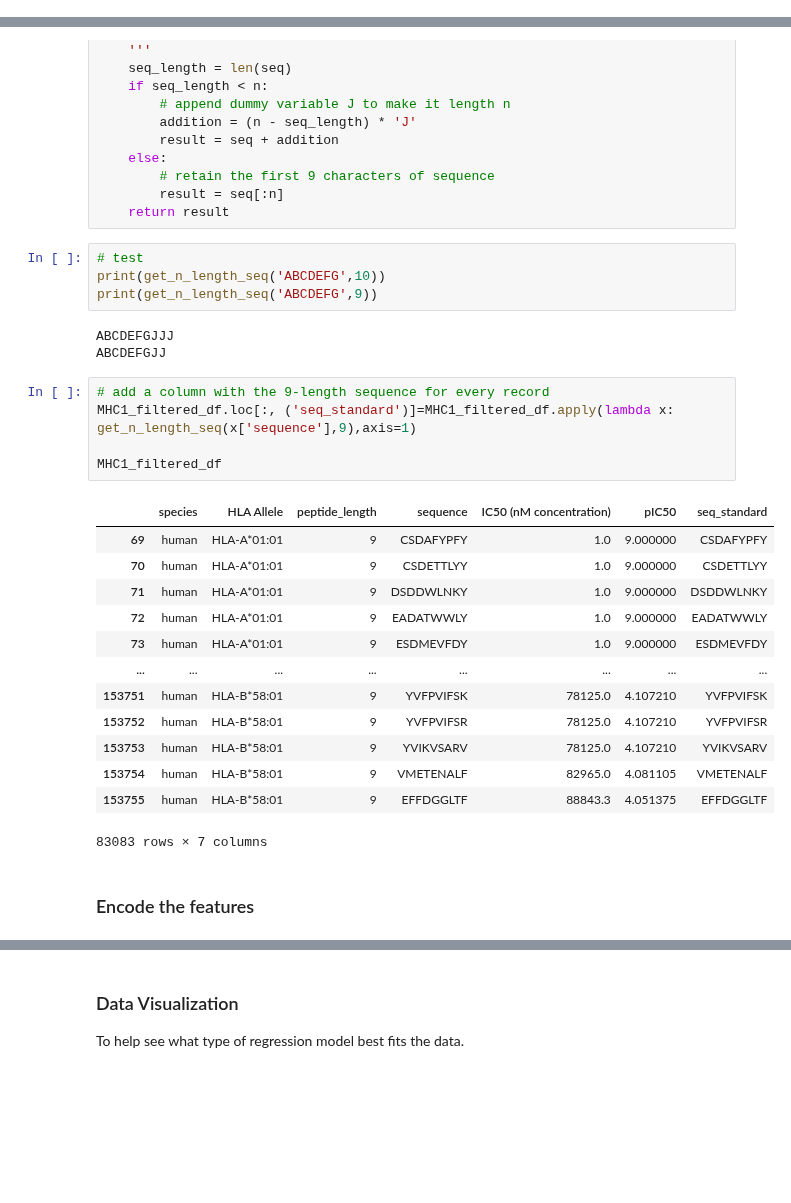
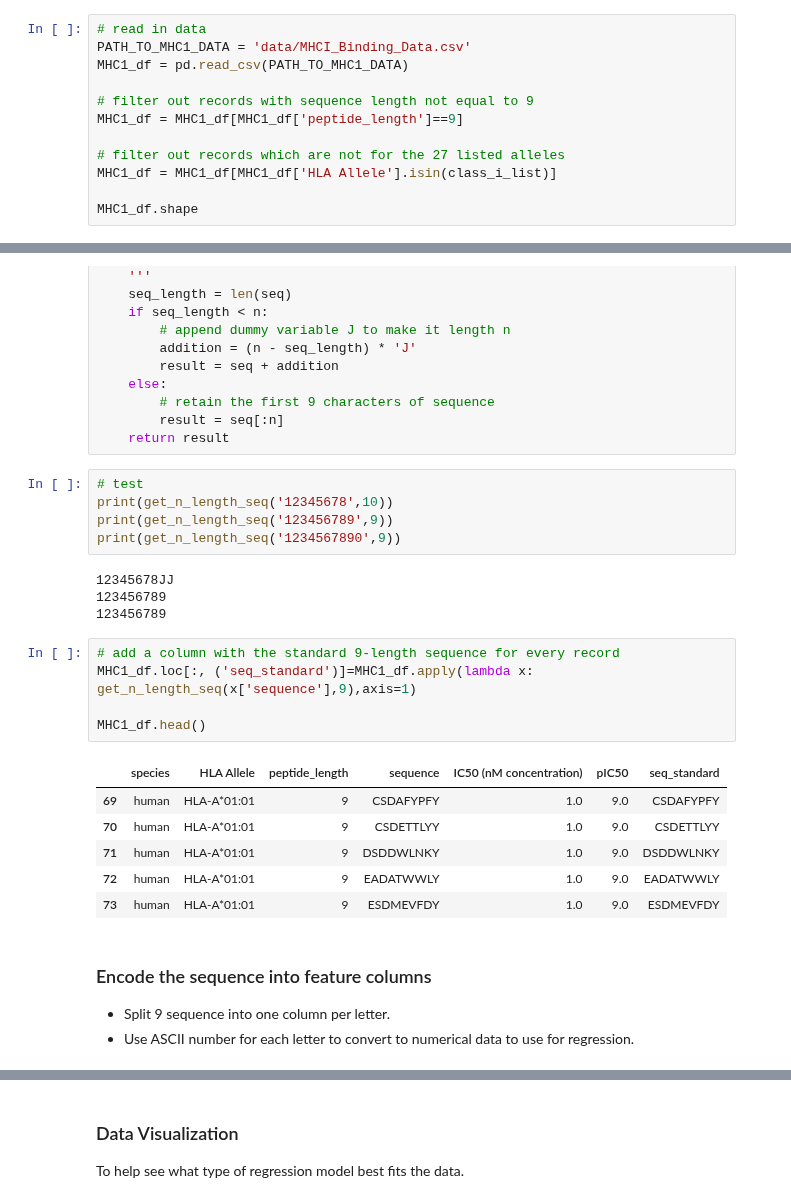
Before and after one commit to ryanquinnnelson/CMU-02718-HW5, a Jupyter notebook: 02_518_02_718_HW_5_ryann.ipynb, the cells around one changed output, grey strips where cells are left out. Drawn from its saved outputs; the diff is of its cells as text; blank space fills up the shorter version.

```diff
--- a/02_518_02_718_HW_5_ryann.ipynb
+++ b/02_518_02_718_HW_5_ryann.ipynb
@@ -88,0 +139,12 @@ Name: peptide_length, dtype: int64
+# %%
+# read in data
+PATH_TO_MHC1_DATA = 'data/MHCI_Binding_Data.csv'
+MHC1_df = pd.read_csv(PATH_TO_MHC1_DATA)
+
+# filter out records with sequence length not equal to 9
+MHC1_df = MHC1_df[MHC1_df['peptide_length']==9]
+
+# filter out records which are not for the 27 listed alleles
+MHC1_df = MHC1_df[MHC1_df['HLA Allele'].isin(class_i_list)]
+
+MHC1_df.shape
@@ -114,30 +177,27 @@ def get_n_length_seq(seq,n):
     return result
 # %%
 # test
-print(get_n_length_seq('ABCDEFG',10))
-print(get_n_length_seq('ABCDEFG',9))
+print(get_n_length_seq('12345678',10))
+print(get_n_length_seq('123456789',9))
+print(get_n_length_seq('1234567890',9))
 # %% [output]
-ABCDEFGJJJ
-ABCDEFGJJ
+12345678JJ
+123456789
+123456789
 # %%
-# add a column with the 9-length sequence for every record
-MHC1_filtered_df.loc[:, ('seq_standard')]=MHC1_filtered_df.apply(lambda x: get_n_length_seq(x['sequence'],9),axis=1)
+# add a column with the standard 9-length sequence for every record
+MHC1_df.loc[:, ('seq_standard')]=MHC1_df.apply(lambda x: get_n_length_seq(x['sequence'],9),axis=1)
 
-MHC1_filtered_df
+MHC1_df.head()
 # %% [output]
 |  | species | HLA Allele | peptide_length | sequence | IC50 (nM concentration) | pIC50 | seq_standard |
-| 69 | human | HLA-A*01:01 | 9 | CSDAFYPFY | 1.0 | 9.000000 | CSDAFYPFY |
-| 70 | human | HLA-A*01:01 | 9 | CSDETTLYY | 1.0 | 9.000000 | CSDETTLYY |
-| 71 | human | HLA-A*01:01 | 9 | DSDDWLNKY | 1.0 | 9.000000 | DSDDWLNKY |
-| 72 | human | HLA-A*01:01 | 9 | EADATWWLY | 1.0 | 9.000000 | EADATWWLY |
-| 73 | human | HLA-A*01:01 | 9 | ESDMEVFDY | 1.0 | 9.000000 | ESDMEVFDY |
-| ... | ... | ... | ... | ... | ... | ... | ... |
-| 153751 | human | HLA-B*58:01 | 9 | YVFPVIFSK | 78125.0 | 4.107210 | YVFPVIFSK |
-| 153752 | human | HLA-B*58:01 | 9 | YVFPVIFSR | 78125.0 | 4.107210 | YVFPVIFSR |
-| 153753 | human | HLA-B*58:01 | 9 | YVIKVSARV | 78125.0 | 4.107210 | YVIKVSARV |
-| 153754 | human | HLA-B*58:01 | 9 | VMETENALF | 82965.0 | 4.081105 | VMETENALF |
-| 153755 | human | HLA-B*58:01 | 9 | EFFDGGLTF | 88843.3 | 4.051375 | EFFDGGLTF |
+| 69 | human | HLA-A*01:01 | 9 | CSDAFYPFY | 1.0 | 9.0 | CSDAFYPFY |
+| 70 | human | HLA-A*01:01 | 9 | CSDETTLYY | 1.0 | 9.0 | CSDETTLYY |
+| 71 | human | HLA-A*01:01 | 9 | DSDDWLNKY | 1.0 | 9.0 | DSDDWLNKY |
+| 72 | human | HLA-A*01:01 | 9 | EADATWWLY | 1.0 | 9.0 | EADATWWLY |
+| 73 | human | HLA-A*01:01 | 9 | ESDMEVFDY | 1.0 | 9.0 | ESDMEVFDY |
-83083 rows × 7 columns
-# %% [markdown]
-###  Encode the features
+# %% [markdown]
+###  Encode the sequence into feature columns
+- Split 9 sequence into one column per letter.
+- Use ASCII number for each letter to convert to numerical data to use for regression.
 # %%
```
Also changed, not shown: parts of 35 cells of this notebook.
